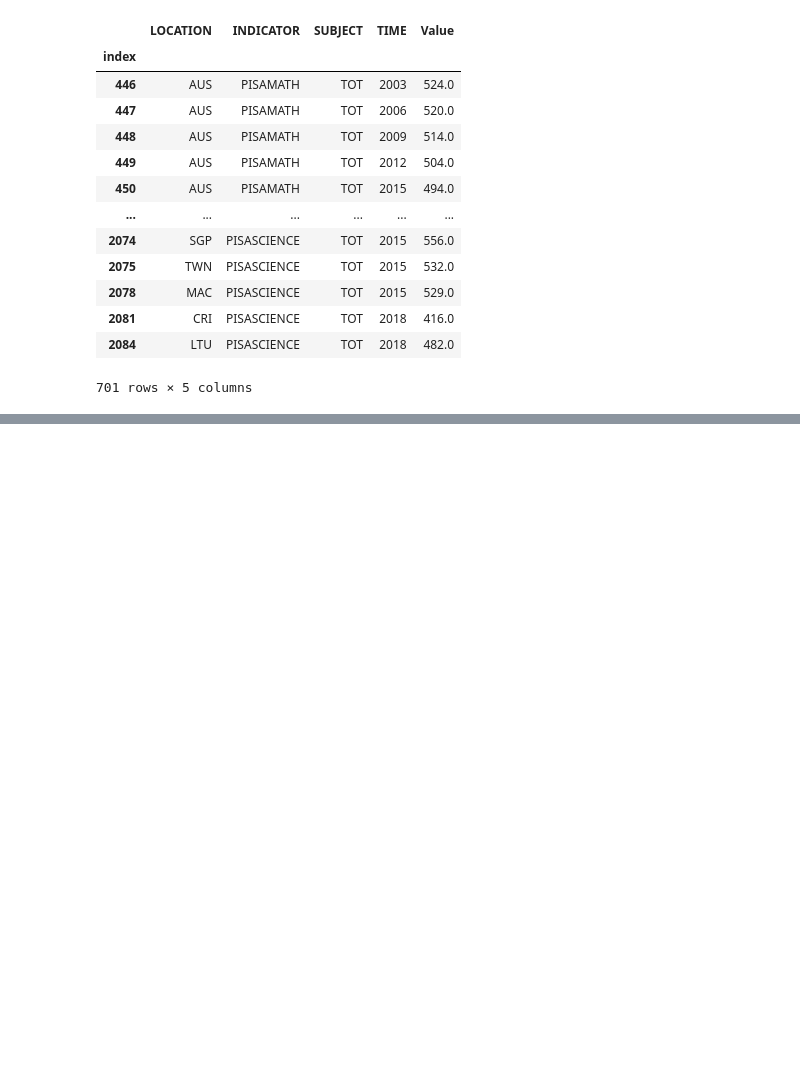
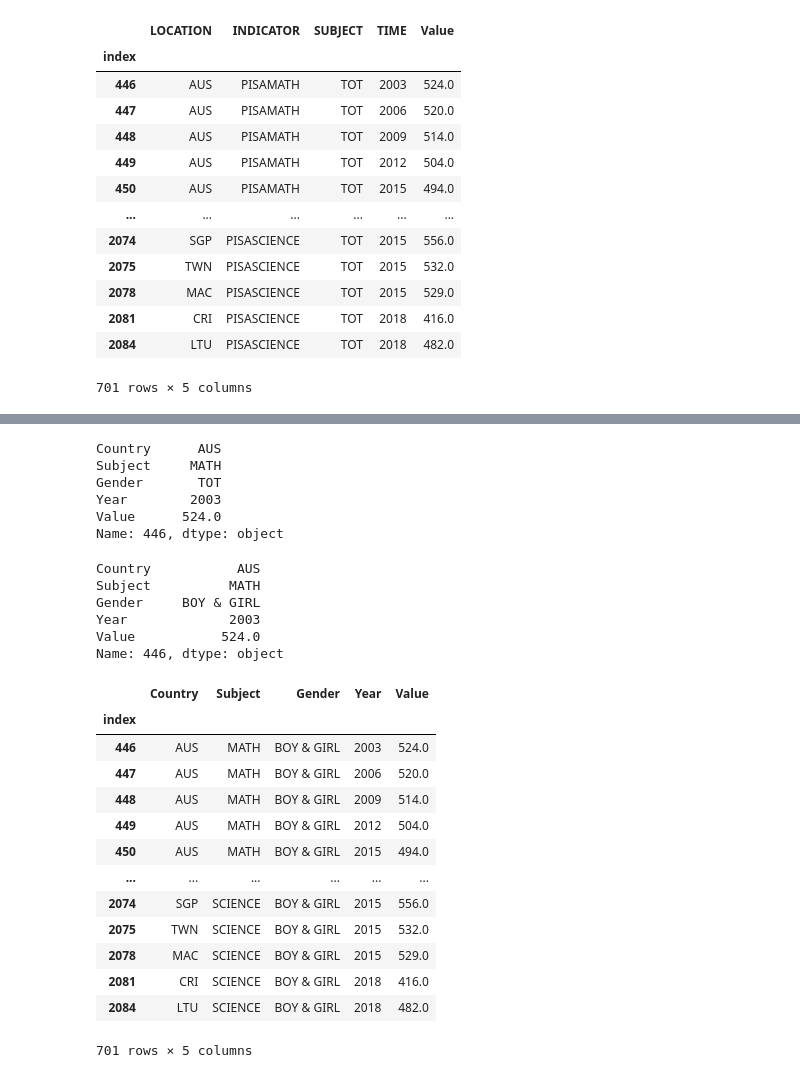
Before and after one commit to LouiseLuoto/Fullstack_data_louise_luoto, a Jupyter notebook: exercises/exercise2_streamlit_dashboard.ipynb, the cells around one changed output, grey strips where cells are left out. Drawn from its saved outputs; the diff is of its cells as text; code cells hidden in the pictures; blank space fills up the shorter version.

```diff
--- a/exercises/exercise2_streamlit_dashboard.ipynb
+++ b/exercises/exercise2_streamlit_dashboard.ipynb
@@ -107,0 +112,10 @@ df_pisa[df_pisa["SUBJECT"] == "TOT"]
+# %%
+df_pisa.rename(
+    columns={
+        "LOCATION": "Country",
+        "INDICATOR": "Subject",
+        "SUBJECT": "Gender",
+        "TIME": "Year",
+    },
+    inplace=True,
+)
@@ -107,0 +137,2 @@ df_pisa[df_pisa["SUBJECT"] == "TOT"]
+# %%
+df_pisa["Subject"] = df_pisa["Subject"].str.replace("PISA", "", regex=False)
@@ -107,0 +154,37 @@ df_pisa[df_pisa["SUBJECT"] == "TOT"]
+# %%
+df_pisa.iloc[446]
+# %% [output]
+Country      AUS
+Subject     MATH
+Gender       TOT
+Year        2003
+Value      524.0
+Name: 446, dtype: object
+# %%
+df_pisa["Gender"] = df_pisa["Gender"].str.replace("TOT", "BOY & GIRL", regex=False)
+# %%
+df_pisa.iloc[446]
+# %% [output]
+Country           AUS
+Subject          MATH
+Gender     BOY & GIRL
+Year             2003
+Value           524.0
+Name: 446, dtype: object
+# %%
+df_pisa.loc[df_pisa["Gender"] == "BOY & GIRL"]
+# %% [output]
+|  | Country | Subject | Gender | Year | Value |
+| index |  |  |  |  |  |
+| 446 | AUS | MATH | BOY & GIRL | 2003 | 524.0 |
+| 447 | AUS | MATH | BOY & GIRL | 2006 | 520.0 |
+| 448 | AUS | MATH | BOY & GIRL | 2009 | 514.0 |
+| 449 | AUS | MATH | BOY & GIRL | 2012 | 504.0 |
+| 450 | AUS | MATH | BOY & GIRL | 2015 | 494.0 |
+| ... | ... | ... | ... | ... | ... |
+| 2074 | SGP | SCIENCE | BOY & GIRL | 2015 | 556.0 |
+| 2075 | TWN | SCIENCE | BOY & GIRL | 2015 | 532.0 |
+| 2078 | MAC | SCIENCE | BOY & GIRL | 2015 | 529.0 |
+| 2081 | CRI | SCIENCE | BOY & GIRL | 2018 | 416.0 |
+| 2084 | LTU | SCIENCE | BOY & GIRL | 2018 | 482.0 |
+701 rows × 5 columns
```
Also changed, not shown: parts of 4 cells of this notebook, 3 other files.
